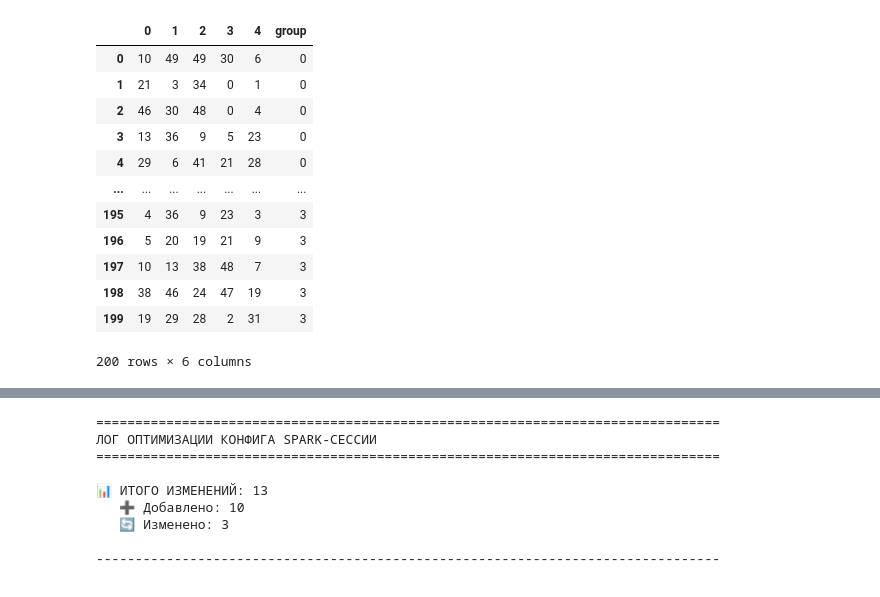
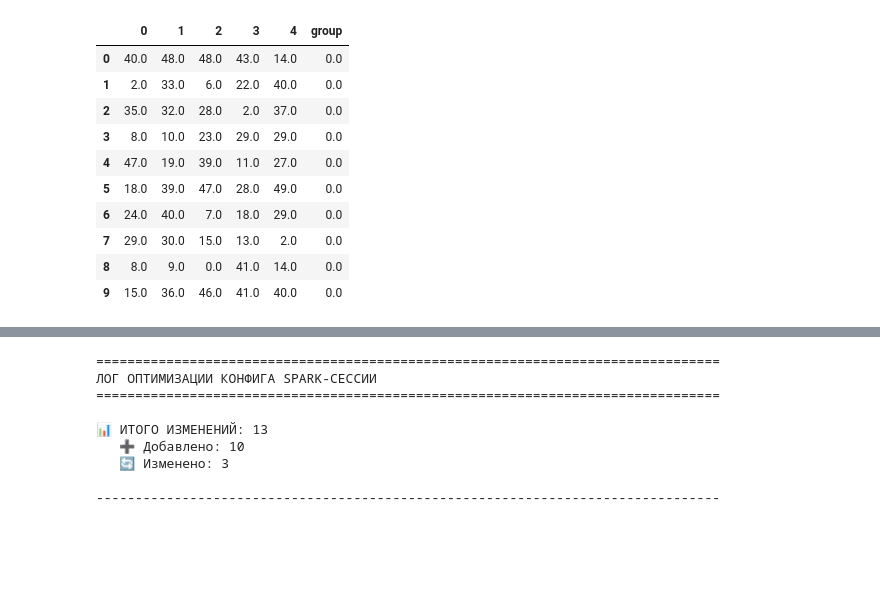
Before and after one commit to sb-ai-lab/HypEx, a Jupyter notebook: perfomance_mathcing.ipynb, the cells around one changed output, grey strips where cells are left out. Cells and saved outputs as stored; diff of their text form; code cells hidden in the pictures; blank space fills up the shorter version.

```diff
--- a/perfomance_mathcing.ipynb
+++ b/perfomance_mathcing.ipynb
@@ -129,39 +352,37 @@ df = pd.DataFrame({
 # %%
 nn = 200
 index_df = pd.DataFrame(
     {
         '0': np.random.randint(0, 50, nn),
         '1': np.random.randint(0, 50, nn),
         '2': np.random.randint(0, 50, nn),
         '3': np.random.randint(0, 50, nn),
         '4': np.random.randint(0, 50, nn),
         'group': [0] * (nn//4) + [1] * (nn//4) + [2] * (nn//4) + [3] * (nn//4)
     }
 )
 
-# index_df = pd.concat([index_df, pd.DataFrame(data={
-#     '0': np.nan,
-#     '1': np.nan,
-#     '2': np.nan,
-#     '3': np.nan,
-#     '4': np.nan,
-#     'group': np.nan
-# }, index=[0])]).reset_index(drop=True)
-index_df
+index_df = pd.concat([index_df, pd.DataFrame(data={
+    '0': np.nan,
+    '1': np.nan,
+    '2': np.nan,
+    '3': np.nan,
+    '4': np.nan,
+    'group': np.nan
+}, index=[0])]).reset_index(drop=True)
+index_df.head(10)
 # %% [output]
 |  | 0 | 1 | 2 | 3 | 4 | group |
-| 0 | 10 | 49 | 49 | 30 | 6 | 0 |
-| 1 | 21 | 3 | 34 | 0 | 1 | 0 |
-| 2 | 46 | 30 | 48 | 0 | 4 | 0 |
-| 3 | 13 | 36 | 9 | 5 | 23 | 0 |
-| 4 | 29 | 6 | 41 | 21 | 28 | 0 |
-| ... | ... | ... | ... | ... | ... | ... |
-| 195 | 4 | 36 | 9 | 23 | 3 | 3 |
-| 196 | 5 | 20 | 19 | 21 | 9 | 3 |
-| 197 | 10 | 13 | 38 | 48 | 7 | 3 |
-| 198 | 38 | 46 | 24 | 47 | 19 | 3 |
-| 199 | 19 | 29 | 28 | 2 | 31 | 3 |
+| 0 | 40.0 | 48.0 | 48.0 | 43.0 | 14.0 | 0.0 |
+| 1 | 2.0 | 33.0 | 6.0 | 22.0 | 40.0 | 0.0 |
+| 2 | 35.0 | 32.0 | 28.0 | 2.0 | 37.0 | 0.0 |
+| 3 | 8.0 | 10.0 | 23.0 | 29.0 | 29.0 | 0.0 |
+| 4 | 47.0 | 19.0 | 39.0 | 11.0 | 27.0 | 0.0 |
+| 5 | 18.0 | 39.0 | 47.0 | 28.0 | 49.0 | 0.0 |
+| 6 | 24.0 | 40.0 | 7.0 | 18.0 | 29.0 | 0.0 |
+| 7 | 29.0 | 30.0 | 15.0 | 13.0 | 2.0 | 0.0 |
+| 8 | 8.0 | 9.0 | 0.0 | 41.0 | 14.0 | 0.0 |
+| 9 | 15.0 | 36.0 | 46.0 | 41.0 | 40.0 | 0.0 |
-200 rows × 6 columns
 # %%
 session = (
             SparkSession.builder
```
Also changed, not shown: parts of 43 cells of this notebook.
